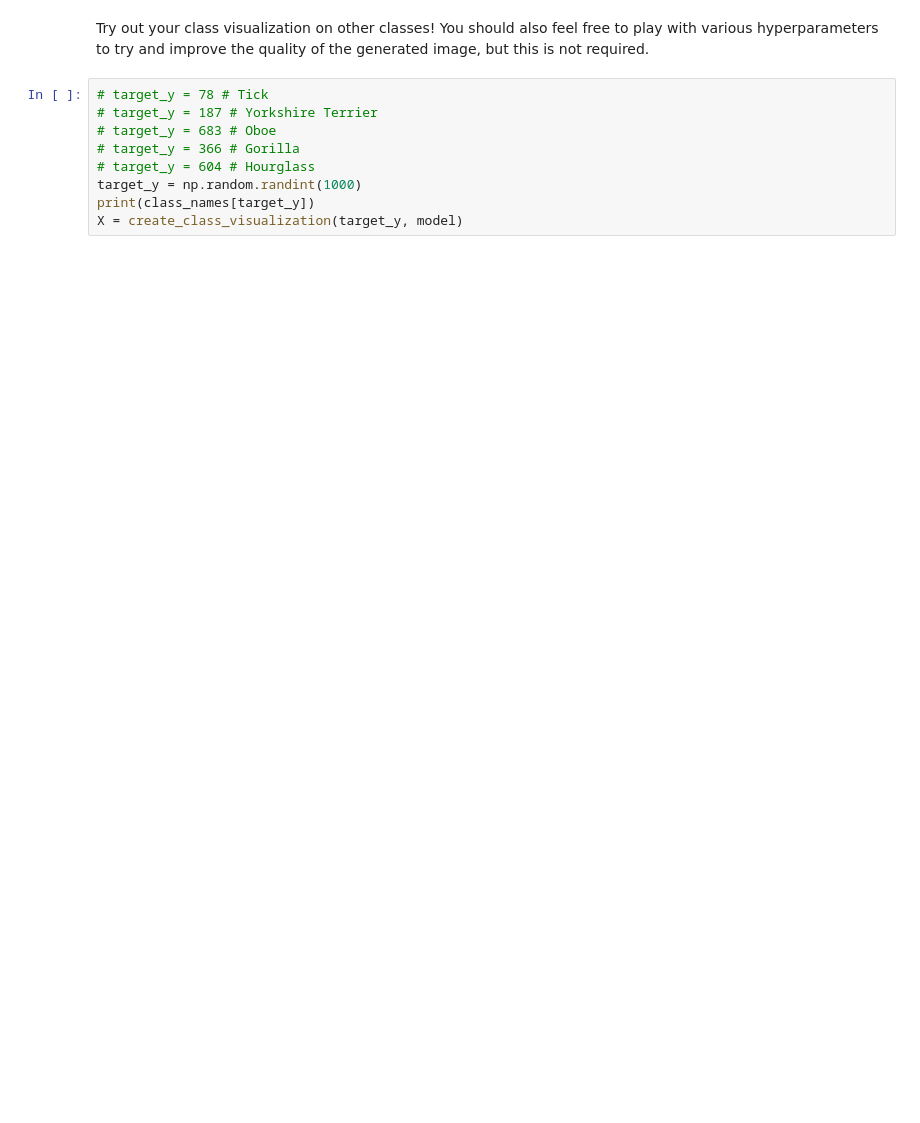
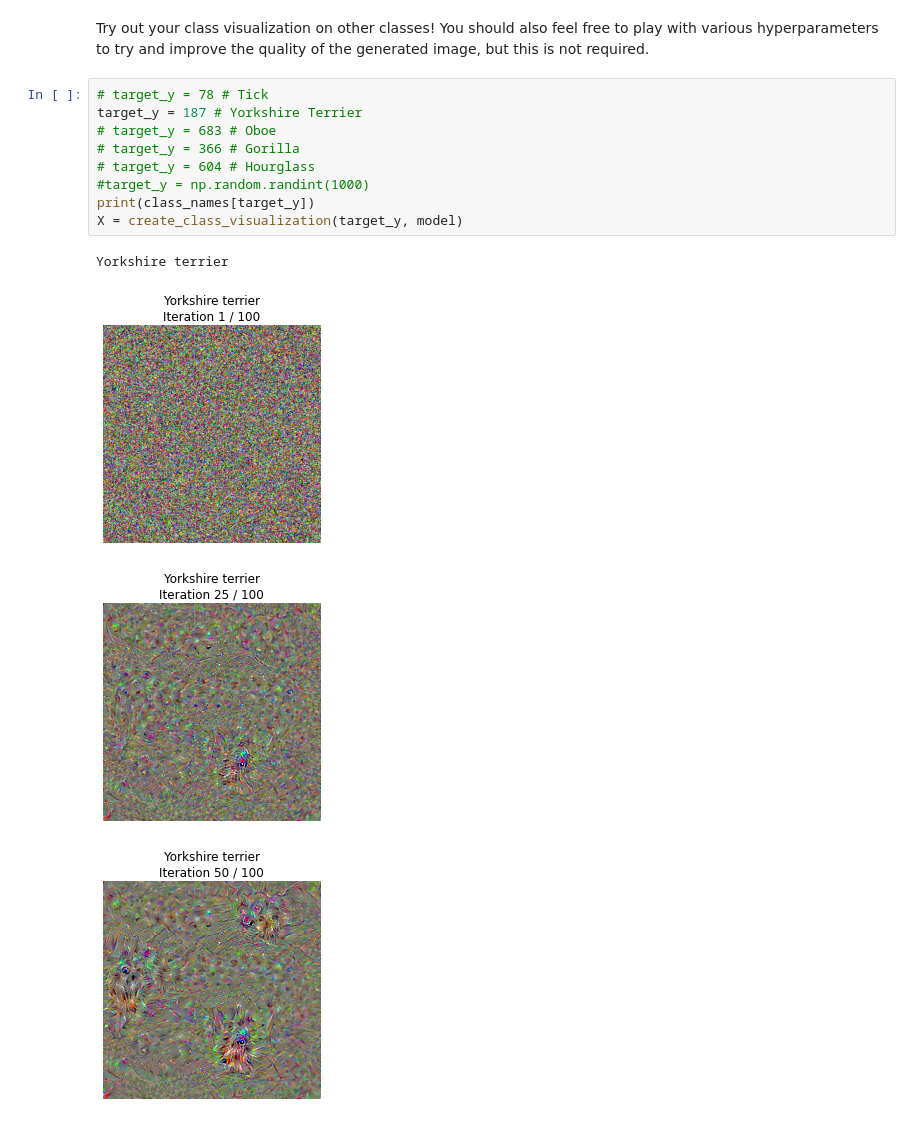
Before and after one commit to nochwysid/Stanford_DL_hw2, a Jupyter notebook: NetworkVisualization.ipynb, the cells around one changed output. Saved outputs shown, nothing was run; the diff lists cells and outputs as text; blank space fills up the shorter version.

```diff
--- a/NetworkVisualization.ipynb
+++ b/NetworkVisualization.ipynb
@@ -347,10 +353,15 @@ out = create_class_visualization(target_y, model)
 Try out your class visualization on other classes! You should also feel free to play with various hyperparameters to try and improve the quality of the generated image, but this is not required.
 # %%
 # target_y = 78 # Tick
-# target_y = 187 # Yorkshire Terrier
+target_y = 187 # Yorkshire Terrier
 # target_y = 683 # Oboe
 # target_y = 366 # Gorilla
 # target_y = 604 # Hourglass
-target_y = np.random.randint(1000)
+#target_y = np.random.randint(1000)
 print(class_names[target_y])
 X = create_class_visualization(target_y, model)
+# %% [output]
+Yorkshire terrier
+[figure, added]
+[figure, added]
+[figure, added]
```
Also changed, not shown: parts of 3 cells of this notebook, 2 other files.
